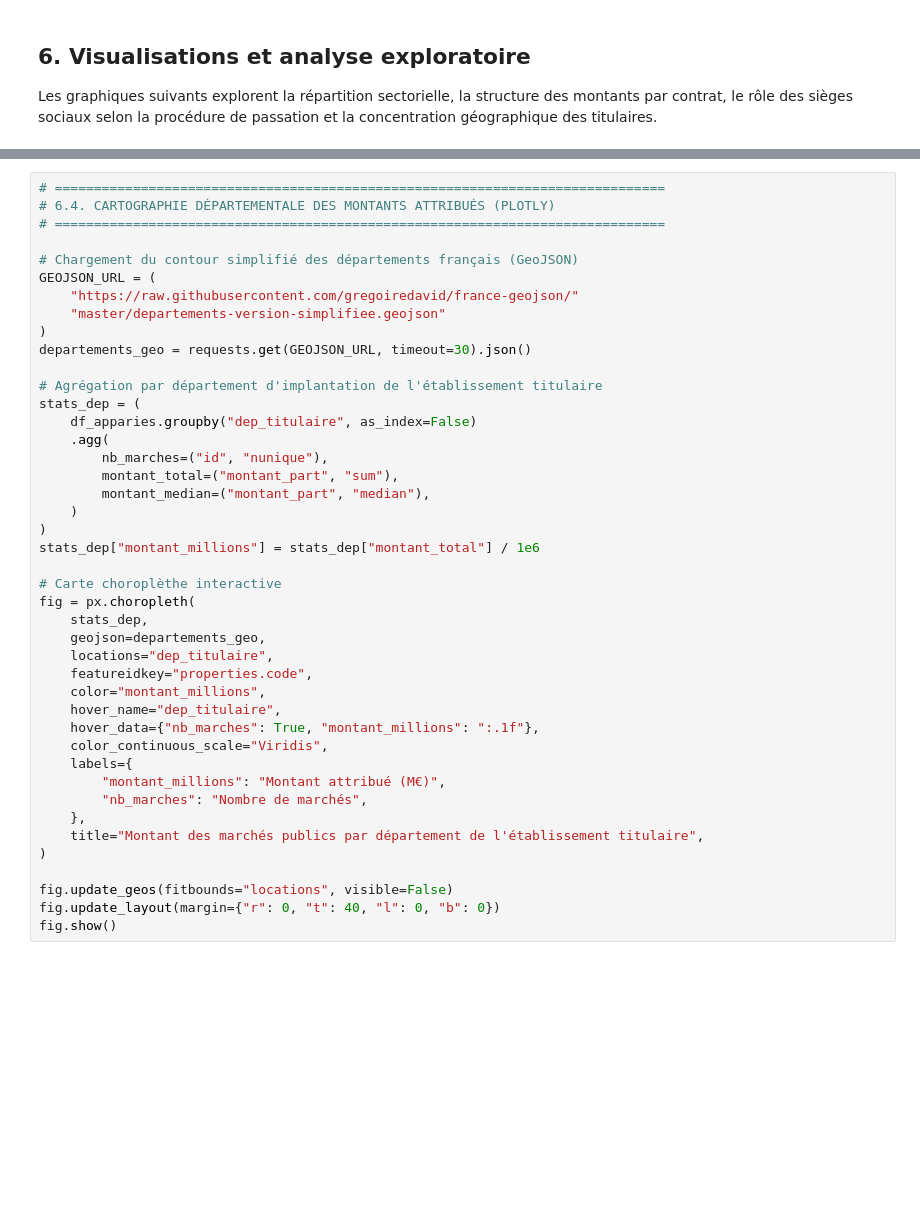
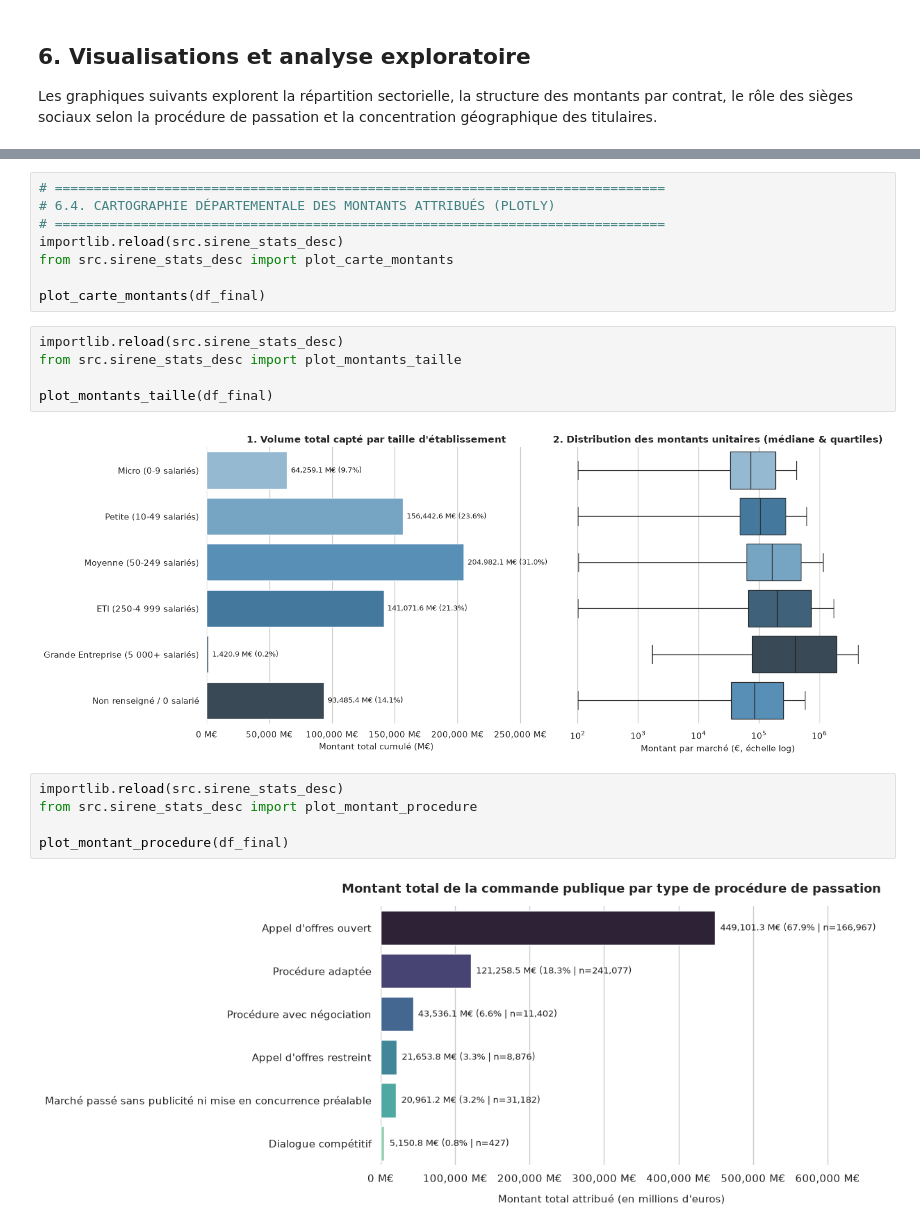
Before and after one commit to Glemesre/2A-Python-pour-la-data-science, a Jupyter notebook: main_clean.ipynb, the cells around one changed output, grey strips where cells are left out. Cells and saved outputs as stored; diff of their text form; blank space fills up the shorter version.

```diff
--- a/main_clean.ipynb
+++ b/main_clean.ipynb
@@ -428,42 +306,21 @@ plt.show()
 # ==============================================================================
 # 6.4. CARTOGRAPHIE DÉPARTEMENTALE DES MONTANTS ATTRIBUÉS (PLOTLY)
 # ==============================================================================
+importlib.reload(src.sirene_stats_desc)
+from src.sirene_stats_desc import plot_carte_montants
 
-# Chargement du contour simplifié des départements français (GeoJSON)
-GEOJSON_URL = (
-    "https://raw.githubusercontent.com/gregoiredavid/france-geojson/"
-    "master/departements-version-simplifiee.geojson"
-)
-departements_geo = requests.get(GEOJSON_URL, timeout=30).json()
-
-# Agrégation par département d'implantation de l'établissement titulaire
-stats_dep = (
-    df_apparies.groupby("dep_titulaire", as_index=False)
-    .agg(
-        nb_marches=("id", "nunique"),
-        montant_total=("montant_part", "sum"),
-        montant_median=("montant_part", "median"),
-    )
-)
-stats_dep["montant_millions"] = stats_dep["montant_total"] / 1e6
-
-# Carte choroplèthe interactive
-fig = px.choropleth(
-    stats_dep,
-    geojson=departements_geo,
-    locations="dep_titulaire",
-    featureidkey="properties.code",
-    color="montant_millions",
-    hover_name="dep_titulaire",
-    hover_data={"nb_marches": True, "montant_millions": ":.1f"},
-    color_continuous_scale="Viridis",
-    labels={
-        "montant_millions": "Montant attribué (M€)",
-        "nb_marches": "Nombre de marchés",
-    },
-    title="Montant des marchés publics par département de l'établissement titulaire",
-)
-
-fig.update_geos(fitbounds="locations", visible=False)
-fig.update_layout(margin={"r": 0, "t": 40, "l": 0, "b": 0})
-fig.show()
+plot_carte_montants(df_final)
+# %%
+importlib.reload(src.sirene_stats_desc)
+from src.sirene_stats_desc import plot_montants_taille
+
+plot_montants_taille(df_final)
+# %% [output]
+[figure, added]
+# %%
+importlib.reload(src.sirene_stats_desc)
+from src.sirene_stats_desc import plot_montant_procedure
+
+plot_montant_procedure(df_final)
+# %% [output]
+[figure, added]
```
Also changed, not shown: parts of 9 cells of this notebook, 5 other files.
